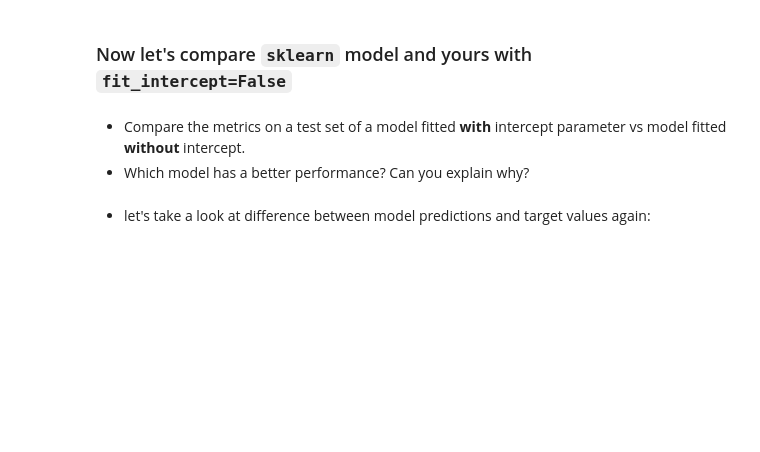
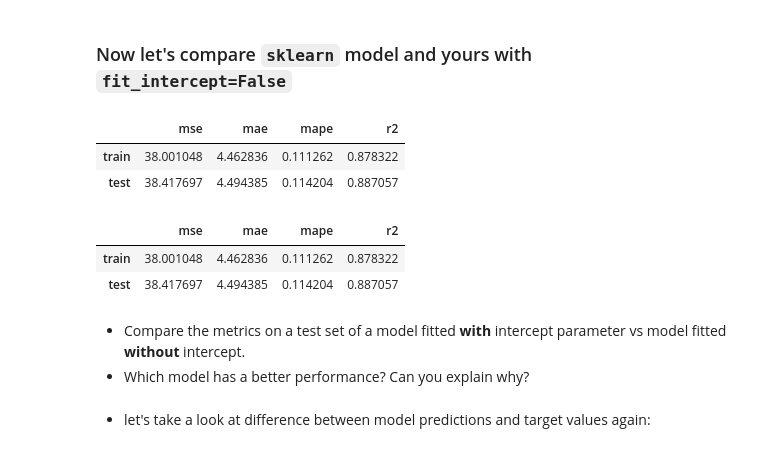
Before and after one commit to tshura/ml-intro-tasks, a Jupyter notebook: 3_linear_regression/linear_regression.ipynb, the cells around one changed output. Drawn from its saved outputs; the diff is of its cells as text; code cells hidden in the pictures; blank space fills up the shorter version.

```diff
--- a/3_linear_regression/linear_regression.ipynb
+++ b/3_linear_regression/linear_regression.ipynb
@@ -1227,10 +1228,18 @@ assert np.allclose(model.coef_, lr_matrix_form.coef_)
 ### Now let's compare `sklearn` model and yours with `fit_intercept=False`
 # %%
 model = LinearRegression(fit_intercept=False)
-fit_and_evaluate(model, x_train, y_train, x_test, y_test)
+fit_and_evaluate(model, x_train, np.asarray(y_train), x_test, np.asarray(y_test))
+# %% [output]
+|  | mse | mae | mape | r2 |
+| train | 38.001048 | 4.462836 | 0.111262 | 0.878322 |
+| test | 38.417697 | 4.494385 | 0.114204 | 0.887057 |
 # %%
 lr_matrix_form = LRMatrixForm(fit_intercept=False)
-fit_and_evaluate(lr_matrix_form, x_train, y_train, x_test, y_test)
+fit_and_evaluate(lr_matrix_form, x_train, np.asarray(y_train), x_test, np.asarray(y_test))
+# %% [output]
+|  | mse | mae | mape | r2 |
+| train | 38.001048 | 4.462836 | 0.111262 | 0.878322 |
+| test | 38.417697 | 4.494385 | 0.114204 | 0.887057 |
 # %% [markdown]
 * Compare the metrics on a test set of a model fitted **with** intercept parameter
   vs model fitted **without** intercept.
```
Also changed, not shown: parts of 54 cells of this notebook.
